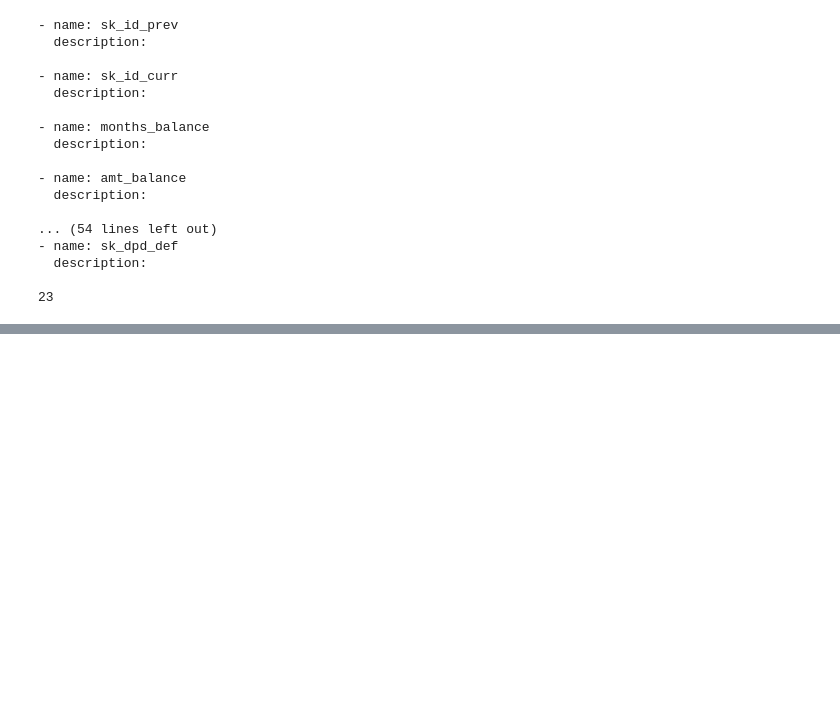
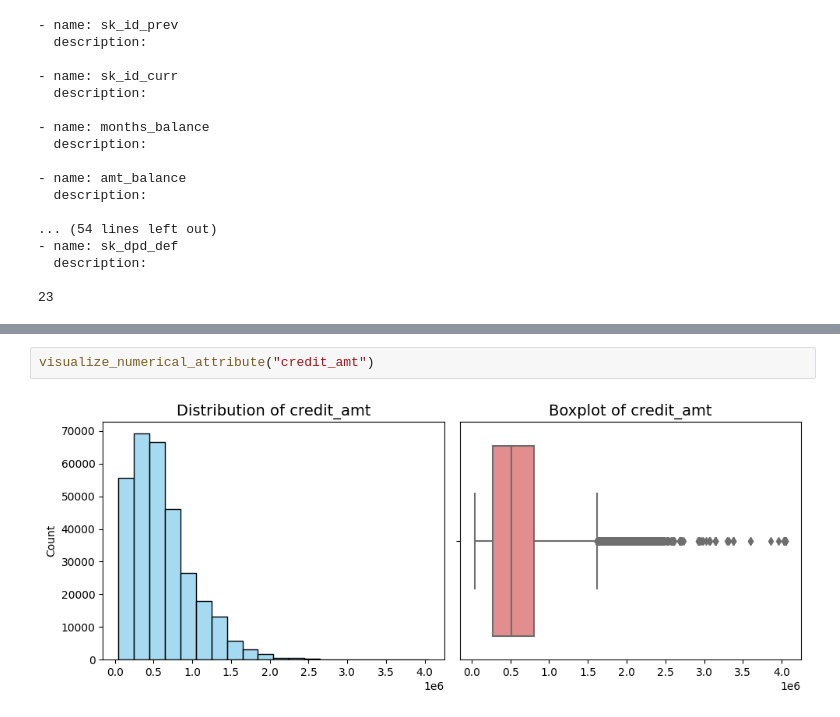
Before and after one commit to GiaKhanhs/home_credit_risk, a Jupyter notebook: notebooks/EDA.ipynb, the cells around one changed output, grey strips where cells are left out. Saved outputs shown, nothing was run; the diff lists cells and outputs as text; blank space fills up the shorter version.

```diff
--- a/notebooks/EDA.ipynb
+++ b/notebooks/EDA.ipynb
@@ -273,0 +659,4 @@ print(count)
+# %%
+visualize_numerical_attribute("credit_amt")
+# %% [output]
+[figure, added]
```
Also changed, not shown: parts of 56 cells of this notebook.
